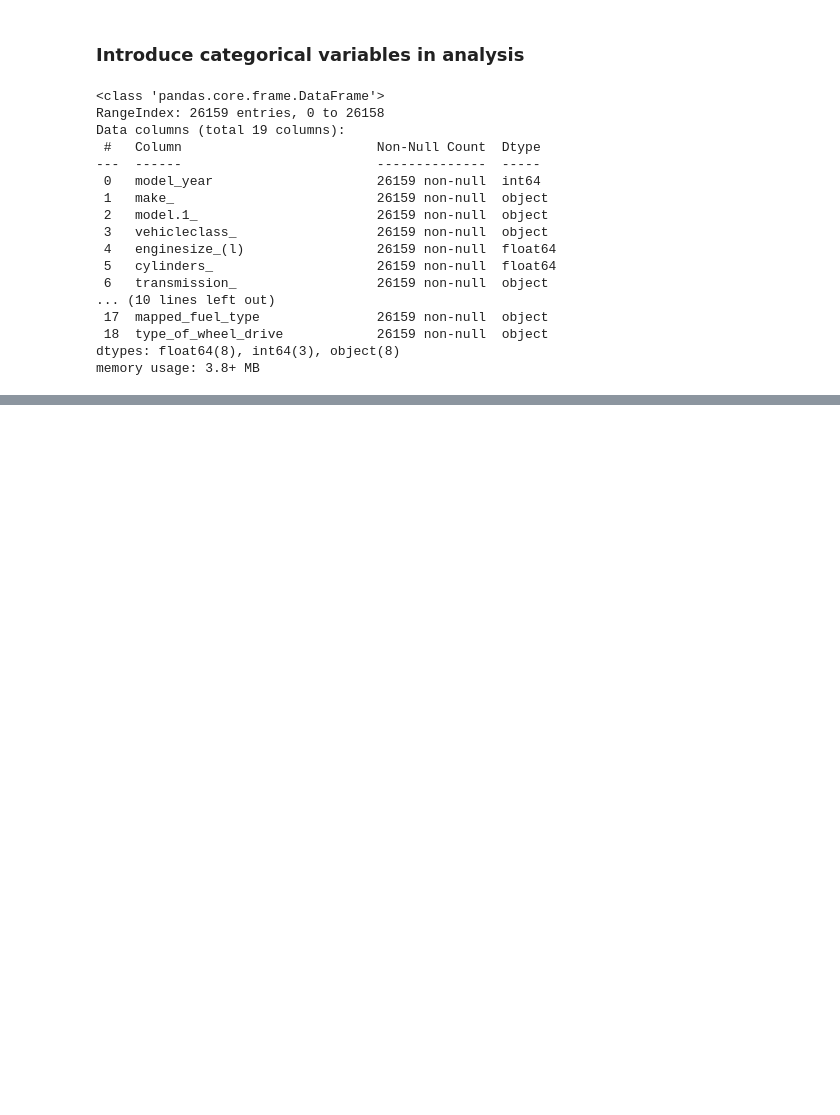
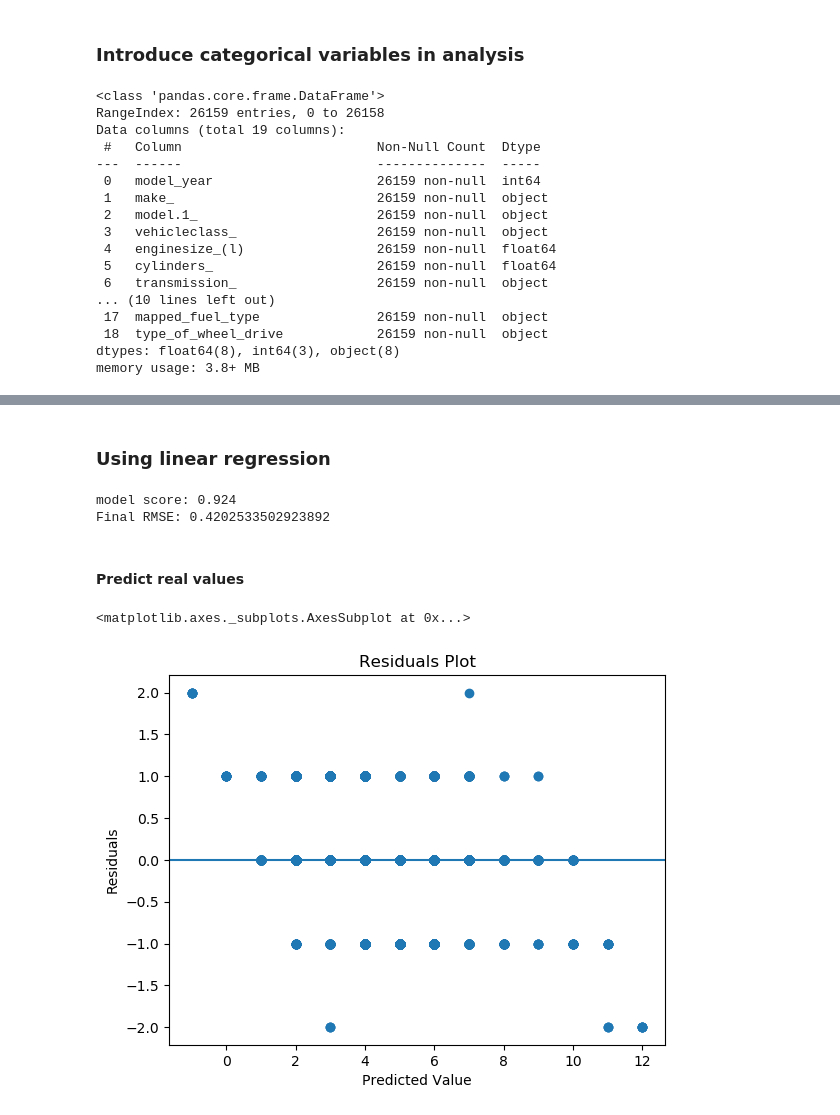
Before and after one commit to lfunderburk/machine-learning-capstone, a Jupyter notebook: notebooks/machine-learning-exploration.ipynb, the cells around one changed output, grey strips where cells are left out. Saved outputs shown, nothing was run; the diff lists cells and outputs as text; code cells hidden in the pictures; blank space fills up the shorter version.

```diff
--- a/notebooks/machine-learning-exploration.ipynb
+++ b/notebooks/machine-learning-exploration.ipynb
@@ -264,0 +222,21 @@ model score: 0.924
+# %% [markdown]
+### Using linear regression
+# %%
+model_linear_regression = Pipeline(
+    steps=[("preprocessor", preprocessor), ("classifier", LinearRegression())]
+)
+
+X_train, X_test, y_train, y_test = train_test_split(X, Y, test_size=0.8, random_state=42)
+
+model_linear_regression.fit(X_train, y_train.values.ravel())
+print("model score: %.3f" % model_linear_regression.score(X_test, y_test))
+
+scores = cross_val_score(model_linear_regression,X,Y,scoring="neg_mean_squared_error",cv=10)
+final_avg_rmse = np.mean(np.sqrt(np.abs(scores)))
+
+print("Final RMSE:", final_avg_rmse)
+# %% [output]
+model score: 0.924
+Final RMSE: 0.4202533502923892
+# %% [markdown]
+#### Predict real values
@@ -264,0 +245,9 @@ model score: 0.924
+# %%
+y_pred_lr = model_linear_regression.predict(X_test)
+rounded_predicted_lr = np.array([round(item) for item in y_pred_lr])
+y_true_lr = y_test['co2_rating'].values
+# %%
+plot.residuals(y_true_lr, rounded_predicted_lr)
+# %% [output]
+<matplotlib.axes._subplots.AxesSubplot at 0x...>
+[figure, added]
```
Also changed, not shown: parts of 50 cells of this notebook.
